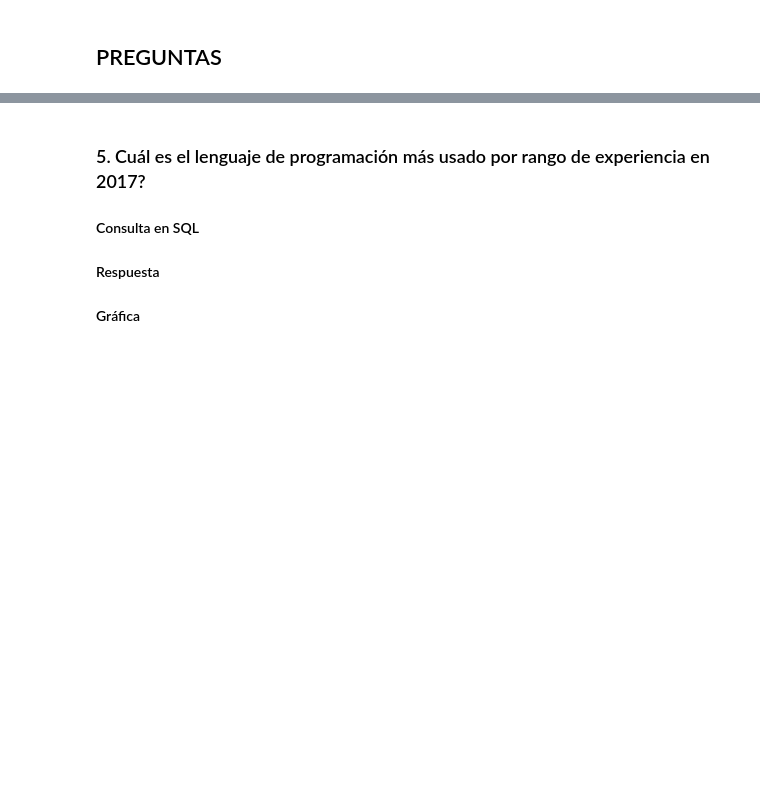
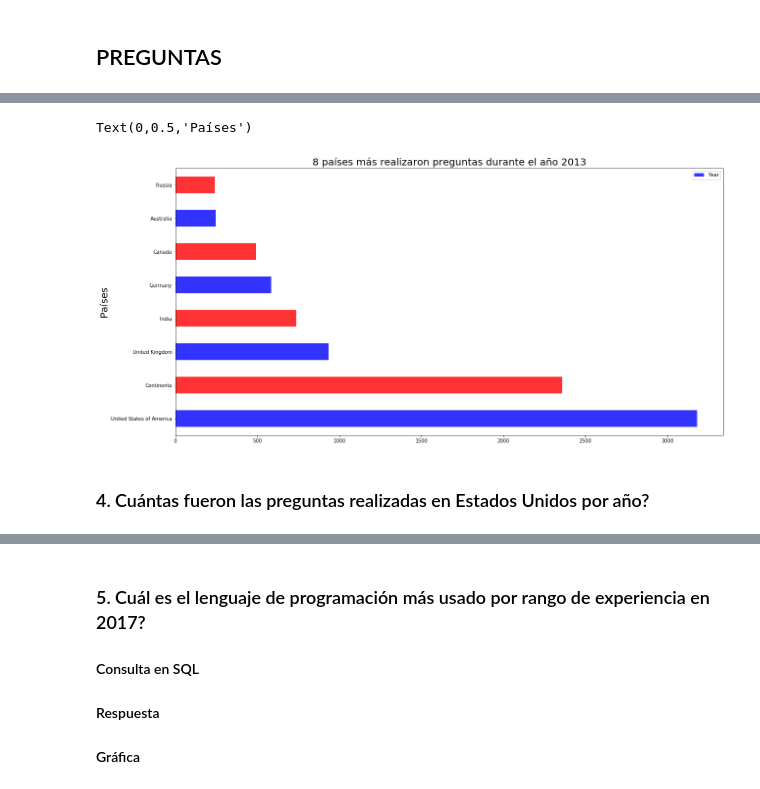
Before and after one commit to efvillar/Trabajo_Final_Bases_Datos, a Jupyter notebook: Trabajo Final Pregunta 2.ipynb, the cells around one changed output, grey strips where cells are left out. Cells and saved outputs as stored; diff of their text form; code cells hidden in the pictures; blank space fills up the shorter version.

```diff
--- a/Trabajo Final Pregunta 2.ipynb
+++ b/Trabajo Final Pregunta 2.ipynb
@@ -60,0 +60,9 @@ A partir de la depuración de datos del punto 1, se cargaron las tablas a BigQue
+# %%
+Paises.plot(kind='barh', alpha = 0.8, color='br',figsize=(20,10))
+plt.title('8 países más realizaron preguntas durante el año 2013',fontsize=20)
+plt.ylabel("Países", fontsize=20)
+# %% [output]
+Text(0,0.5,'Países')
+[figure, added]
+# %% [markdown]
+### 4. Cuántas fueron las preguntas realizadas en Estados Unidos por año?
```
Also changed, not shown: parts of 17 cells of this notebook, 1 other file.
